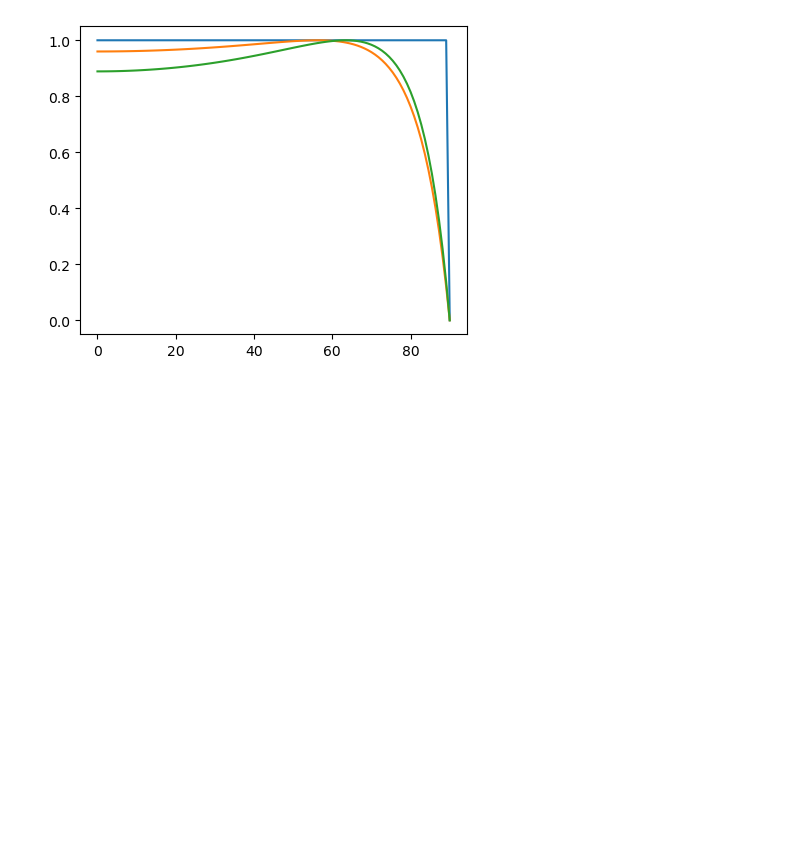
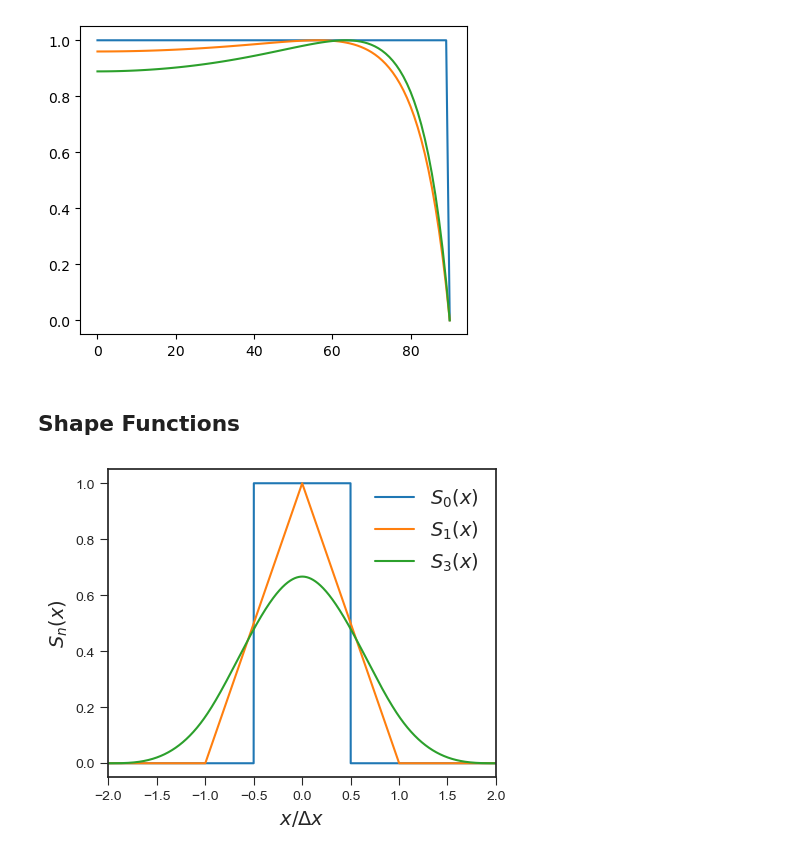
Before and after one commit to ronak-n-desai/ronak-desai-dissertation, a Jupyter notebook: planning/Thesis_Figs.ipynb, the cells around one changed output. Cells and saved outputs as stored; diff of their text form; code cells hidden in the pictures; blank space fills up the shorter version.

```diff
--- a/planning/Thesis_Figs.ipynb
+++ b/planning/Thesis_Figs.ipynb
@@ -97,3 +97,23 @@ ax.plot(theta*180/np.pi, trans(theta, 2))
 # %% [output]
 [<matplotlib.lines.Line2D at 0x...>]
 [figure]
+# %% [markdown]
+## Shape Functions
+# %%
+xs = np.arange(-5, 5, 0.001)
+dx = xs[1]-xs[0]
+tophat = lambda x: 1 if abs(x) <= 0.5 else 0
+y_tophat = np.piecewise(xs, [abs(xs) <= 0.5, abs(xs) > 0.5], [1, 0])
+y_triangle = np.convolve(y_tophat, y_tophat, 'same') * dx
+y_spline = np.convolve(y_triangle, y_triangle, 'same') * dx
+fig, ax = plt.subplots(figsize=(5, 4))
+ax.set_xlim([-2 , 2])
+ax.plot(xs, y_tophat, label='$S_0(x)$')
+ax.plot(xs, y_triangle, label='$S_1(x)$')
+ax.plot(xs, y_spline, label='$S_3(x)$')
+ax.set_xlabel('$x/\Delta x$', fontsize=14)
+ax.set_ylabel('$S_n(x)$', fontsize=14)
+ax.legend(fontsize=14)
+plt.savefig('images/shape_functions.png', dpi=300)
+# %% [output]
+[figure, added]
```
Also changed, not shown: 19 other files.
